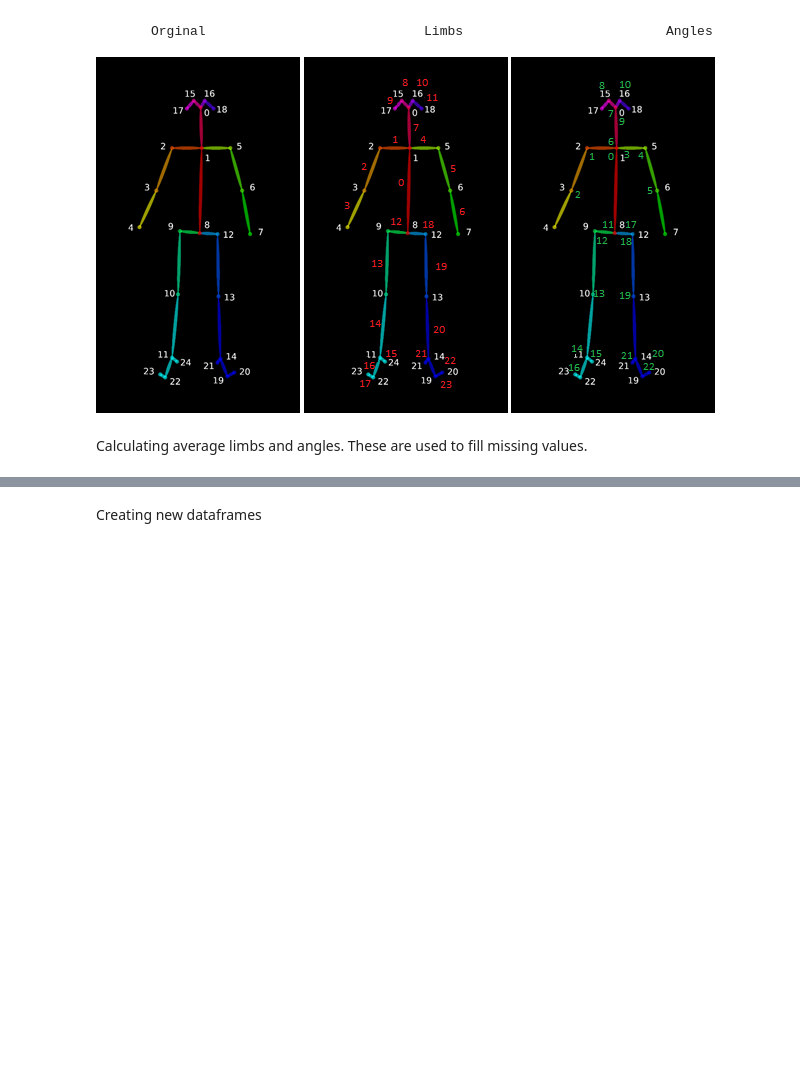
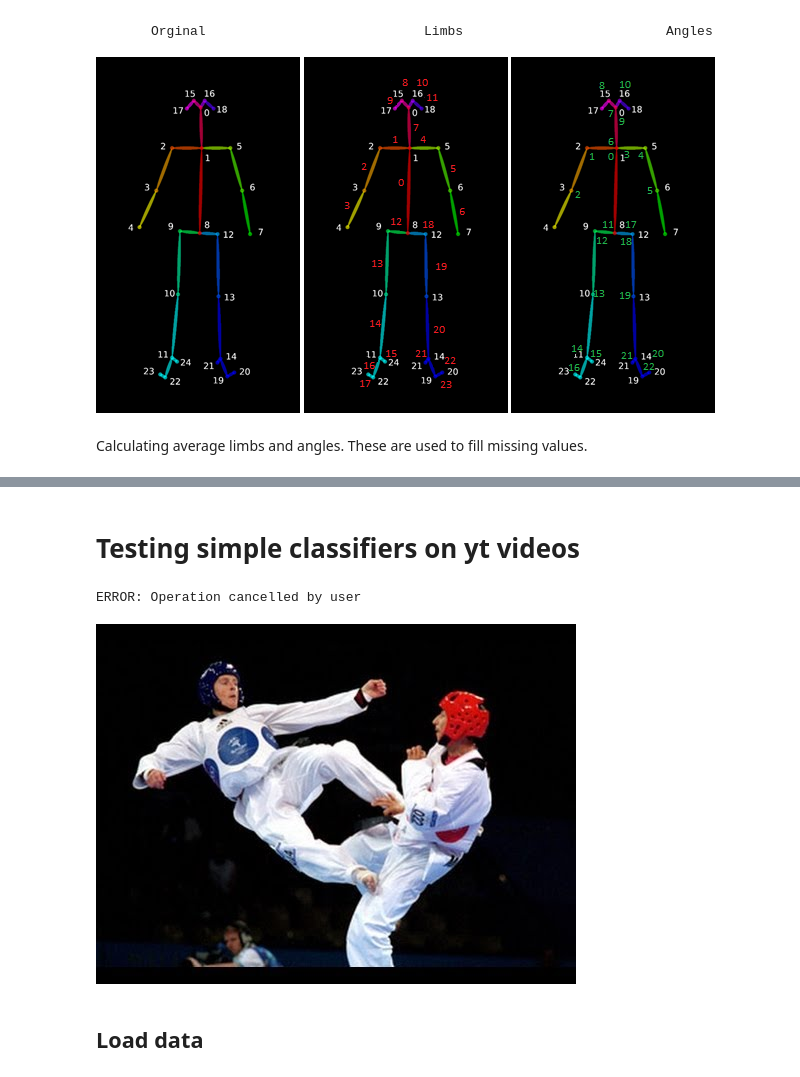
Before and after one commit to Iterb/Human-interaction-recognition, a Jupyter notebook: Preprocess_data.ipynb, the cells around one changed output, grey strips where cells are left out. Saved outputs shown, nothing was run; the diff lists cells and outputs as text; code cells hidden in the pictures; blank space fills up the shorter version.

```diff
--- a/Preprocess_data.ipynb
+++ b/Preprocess_data.ipynb
@@ -226,2 +281,0 @@ x_features_per1 = [x + y for x, y in zip(x_angles_per1, x_limbs_per1)]
-# %% [markdown]
-Creating new dataframes
@@ -241,0 +282,24 @@ x_train, x_test, y_train, y_test = train_test_split(x_features_typeP,y,test_size
+# %% [markdown]
+# Testing simple classifiers on yt videos
+# %%
+from IPython.display import YouTubeVideo
+!pip install -q youtube-dl
+
+def show_local_mp4_video(file_name, width=640, height=480):
+  import io
+  import base64
+  from IPython.display import HTML
+  video_encoded = base64.b64encode(io.open(file_name, 'rb').read())
+  return HTML(data='''<video width="{0}" height="{1}" alt="test" controls>
+                        <source src="data:video/mp4;base64,{2}" type="video/mp4" />
+                      </video>'''.format(width, height, video_encoded.decode('ascii')))
+
+posses_dict= {1:"close up", 2:"get away from each other", 3:"kick",4:"push",
+             5:"shake hands",6:"hug",7:"give a notebook",8:"punch"}
+# %% [output]
+ERROR: Operation cancelled by user
+# %%
+YOUTUBE_ID = 'WPVuC6ugmAw'
+YouTubeVideo(YOUTUBE_ID)
+# %% [output]
+[figure, added]
@@ -241,0 +343,2 @@ x_train, x_test, y_train, y_test = train_test_split(x_features_typeP,y,test_size
+# %% [markdown]
+## Load data
```
Also changed, not shown: parts of 41 cells of this notebook.
